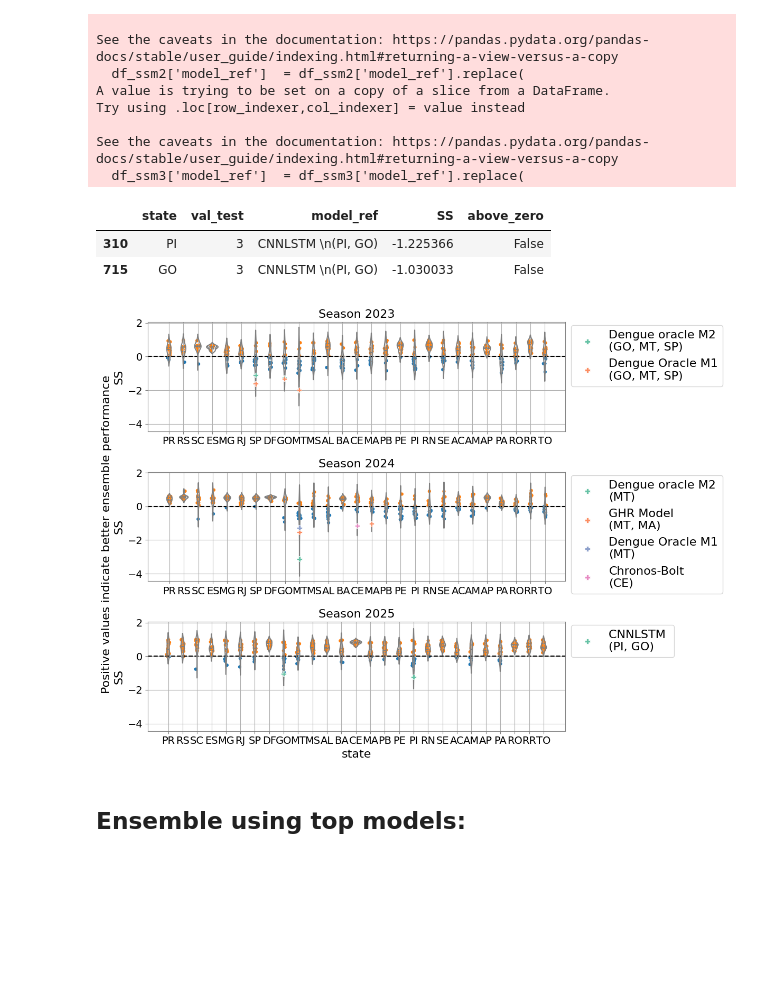
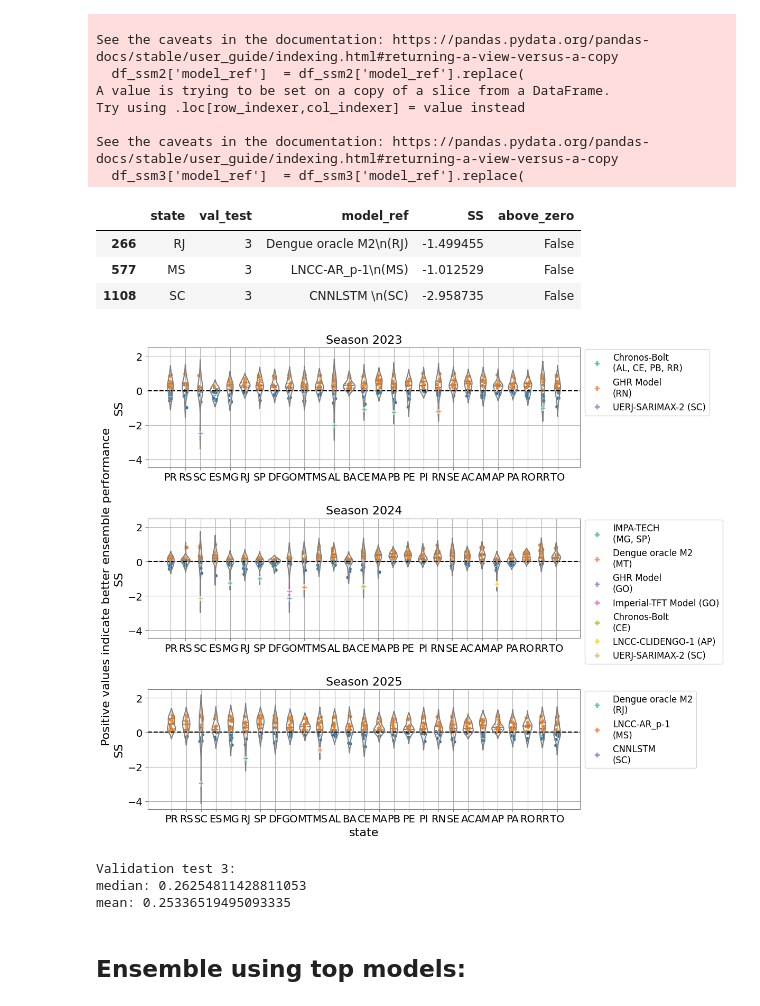
Before and after one commit to Mosqlimate-project/2nd_IMDC_sprint_results, a Jupyter notebook: validation_ensemble.ipynb, the cells around one changed output. Saved outputs shown, nothing was run; the diff lists cells and outputs as text; code cells hidden in the pictures; blank space fills up the shorter version.

Commit message:
update ss ind all models figure

```diff
--- a/validation_ensemble.ipynb
+++ b/validation_ensemble.ipynb
@@ -230,7 +230,7 @@ for state, val_test in product(df_m_norm.state.unique(), ['1', '2', '3']):
 
     dfm = df_m_norm.loc[(df_m_norm.state == state ) & (df_m_norm.validation_test == int(val_test))]
 
-    dfm_e = df_m_ens.loc[df_m_ens.validation_test == val_test]
+    dfm_e = df_m_ens.loc[(df_m_ens.validation_test == val_test) & (df_m_ens.state == state)]
 
     for model in dfm.model.unique():
 
@@ -264,21 +264,27 @@ array(['1', '2', '3'], dtype=object)
 df_ssm1 = df_ss_median_all.loc[df_ss_median_all.val_test == '1']
 
 df_ssm1['model_ref']  = df_ssm1['model_ref'].replace(
-    {156: 'Dengue oracle M2\n(GO, MT, SP)',
-    155: 'Dengue Oracle M1\n(GO, MT, SP)'})
+    { 133:'Chronos-Bolt\n(AL, CE, PB, RR)',
+     135:'GHR Model\n(RN)',
+    157: 'UERJ-SARIMAX-2 (SC)'})
 
 df_ssm2 = df_ss_median_all.loc[df_ss_median_all.val_test == '2']
 
 df_ssm2['model_ref']  = df_ssm2['model_ref'].replace(
-    {156: 'Dengue oracle M2\n(MT)',
-    155: 'Dengue Oracle M1\n(MT)',
-     135:'GHR Model\n(MT, MA)',
-    133:'Chronos-Bolt\n(CE)'})
+    {108:'IMPA-TECH\n(MG, SP)',
+     136: 'Imperial-TFT Model (GO)',
+     156: 'Dengue oracle M2\n(MT)',
+     135:'GHR Model\n(GO)',
+     152: 'LNCC-CLIDENGO-1 (AP)',
+    133:'Chronos-Bolt\n(CE)',
+    157: 'UERJ-SARIMAX-2 (SC)'})
 
 df_ssm3 = df_ss_median_all.loc[df_ss_median_all.val_test == '3']
 
 df_ssm3['model_ref']  = df_ssm3['model_ref'].replace(
-    {145: 'CNNLSTM \n(PI, GO)'})
+    {145: 'CNNLSTM \n(SC)',
+     156: 'Dengue oracle M2\n(RJ)',
+     150: 'LNCC-AR_p-1\n(MS)'})
 # %% [output]
 A value is trying to be set on a copy of a slice from a DataFrame.
 Try using .loc[row_indexer,col_indexer] = value instead
@@ -295,14 +301,16 @@ Try using .loc[row_indexer,col_indexer] = value instead
 
 See the caveats in the documentation: https://pandas.pydata.org/pandas-docs/stable/user_guide/indexing.html#returning-a-view-versus-a-copy
   df_ssm3['model_ref']  = df_ssm3['model_ref'].replace(
-# %%
-df_ssm3.loc[df_ssm3.SS <= -1]
-# %% [output]
-|  | state | val_test | model_ref | SS | above_zero |
-| 310 | PI | 3 | CNNLSTM \n(PI, GO) | -1.225366 | False |
-| 715 | GO | 3 | CNNLSTM \n(PI, GO) | -1.030033 | False |
+# %%
+df_ssm3.loc[df_ssm3.SS <= -1]
+# %% [output]
+|  | state | val_test | model_ref | SS | above_zero |
+| 266 | RJ | 3 | Dengue oracle M2\n(RJ) | -1.499455 | False |
+| 577 | MS | 3 | LNCC-AR_p-1\n(MS) | -1.012529 | False |
+| 1108 | SC | 3 | CNNLSTM \n(SC) | -2.958735 | False |
 # %%
-_,ax = plt.subplots(3,1, figsize= (12,9), sharey = True)
+plt.rcParams['legend.fontsize'] = 12
+_,ax = plt.subplots(3,1, figsize= (12,10), sharey = True)
 
 sns.stripplot(ax=ax[0], x='state', y = 'SS',
               data = df_ssm1.loc[df_ssm1.SS >= -1],size = 4.5,  hue = 'above_zero', zorder = 0, legend = False, )
@@ -340,34 +348,42 @@ sns.violinplot(ax=ax[2], x='state', y = 'SS',
               split=False, inner="quart", fill=False, zorder = 4)
 
 sns.scatterplot(ax=ax[2], data= df_ssm3.loc[df_ssm3.SS < -1],
                 x = 'state', y = 'SS', hue = 'model_ref',palette='Set2', s=45,legend = True,
                 marker = 'P',
                  zorder = 20)
 
 ax[2].set_title('Season 2025', fontsize =16)
 
 for ax_ in ax.ravel():
     ax_.grid()
     ax_.axhline(0, color = 'black', linestyle = '--')
 
 ax[0].set_xlabel('')
 ax[1].set_xlabel('')
     #ax_.axhline(0, color = 'black', linestyle = '--')
 
 #plt.suptitle('SS of the ensemble median vs each individual model.\nPositive values indicate better ensemble performance.',
 #             y = 1.1)
 
 ax[0].legend(bbox_to_anchor = (1,1.025))
 ax[1].legend(bbox_to_anchor = (1,1.025))
 ax[2].legend(bbox_to_anchor = (1,1.025))
 
 _.text(0.0, 0.5, 'Positive values indicate better ensemble performance', va='center', rotation='vertical', fontsize=16)
 plt.tight_layout()
 
 plt.savefig('figures/ss_vs_ind_model.png', dpi = 300, bbox_inches = 'tight')
 plt.show()
 # %% [output]
-[figure, old version]
+[figure, new version]
+# %%
+print('Validation test 3:')
+print('median:', np.median(df_ssm3.SS))
+print('mean:', np.mean(df_ssm3.SS))
+# %% [output]
+Validation test 3:
+median: 0.26254811428811053
+mean: 0.25336519495093335
 # %% [markdown]
 ## Ensemble using top models:
 # %% [markdown]
```
Also changed, not shown: parts of 7 cells of this notebook, 4 other files.
